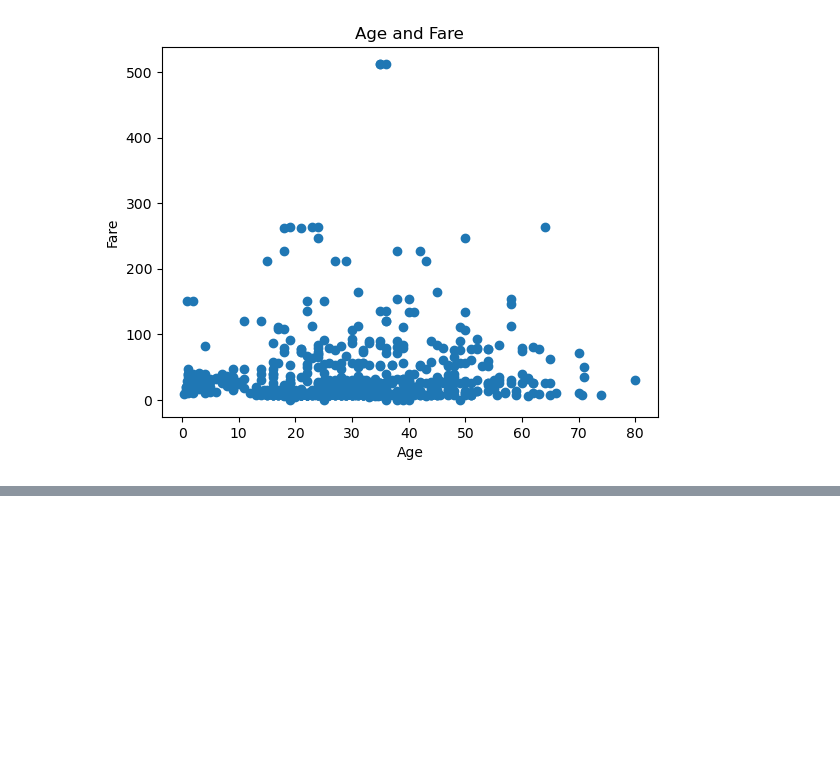
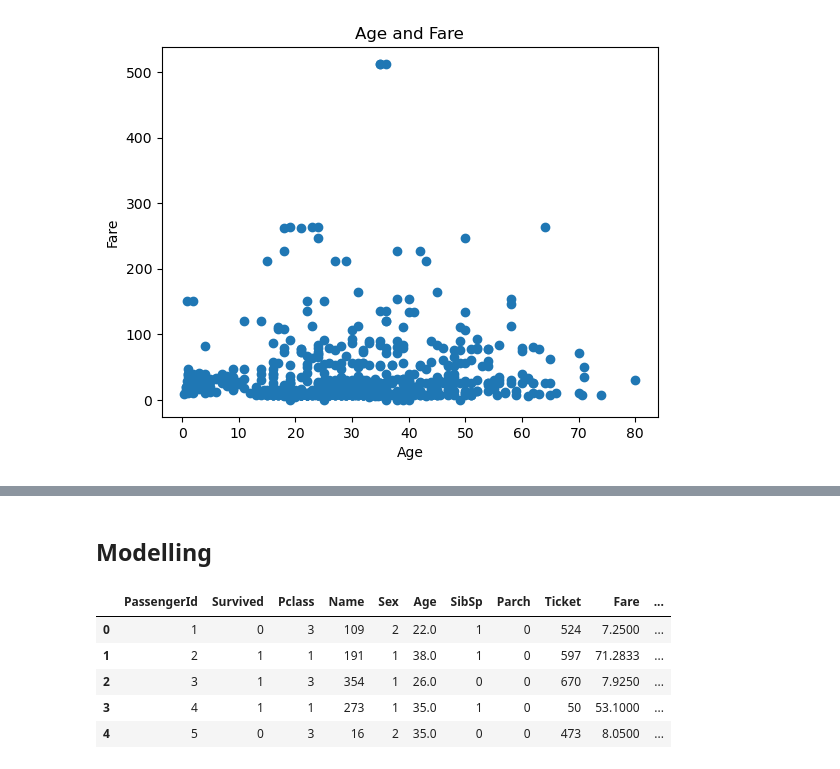
Before and after one commit to germgallardo/Titanic-Survival-Prediction, a Jupyter notebook: end-to-end-titanic.ipynb, the cells around one changed output, grey strips where cells are left out. Cells and saved outputs as stored; diff of their text form; code cells hidden in the pictures; blank space fills up the shorter version.

```diff
--- a/end-to-end-titanic.ipynb
+++ b/end-to-end-titanic.ipynb
@@ -274,0 +392,6 @@ dtype: int64
+# %%
+# Check for which numeric columns have null values
+for label, content in train_data.items():
+    if pd.api.types.is_numeric_dtype(content):
+        if pd.isnull(content).sum():
+            print(label)
@@ -274,0 +410,9 @@ dtype: int64
+# %%
+# Fill numeric rows with the median
+for label, content in train_data.items():
+    if pd.api.types.is_numeric_dtype(content):
+        if pd.isnull(content).sum():
+            # Add a binary column which tells us if the data was originally missing or not to keep track in the dataset
+            train_data[label+"_is_missing"] = pd.isnull(content)
+            # Fill missing numeric values with median since it's more robust than the mean
+            train_data[label] = content.fillna(content.median())
@@ -274,0 +423,8 @@ dtype: int64
+# %%
+# Turn categorical variables into numbers and fill missing
+for label, content in train_data.items():
+    if not pd.api.types.is_numeric_dtype(content):
+        # Add binary column to indicate whether sample had missing value
+        train_data[label+"_is_missing"] = pd.isnull(content)
+        # We add the +1 because pandas encodes missing categories as -1
+        train_data[label] = pd.Categorical(content).codes + 1
@@ -274,0 +483,11 @@ dtype: int64
+# %% [markdown]
+## Modelling
+# %%
+train_data.head()
+# %% [output]
+|  | PassengerId | Survived | Pclass | Name | Sex | Age | SibSp | Parch | Ticket | Fare | ... |
+| 0 | 1 | 0 | 3 | 109 | 2 | 22.0 | 1 | 0 | 524 | 7.2500 | ... |
+| 1 | 2 | 1 | 1 | 191 | 1 | 38.0 | 1 | 0 | 597 | 71.2833 | ... |
+| 2 | 3 | 1 | 3 | 354 | 1 | 26.0 | 0 | 0 | 670 | 7.9250 | ... |
+| 3 | 4 | 1 | 1 | 273 | 1 | 35.0 | 1 | 0 | 50 | 53.1000 | ... |
+| 4 | 5 | 0 | 3 | 16 | 2 | 35.0 | 0 | 0 | 473 | 8.0500 | ... |
```
Also changed, not shown: parts of 30 cells of this notebook.
